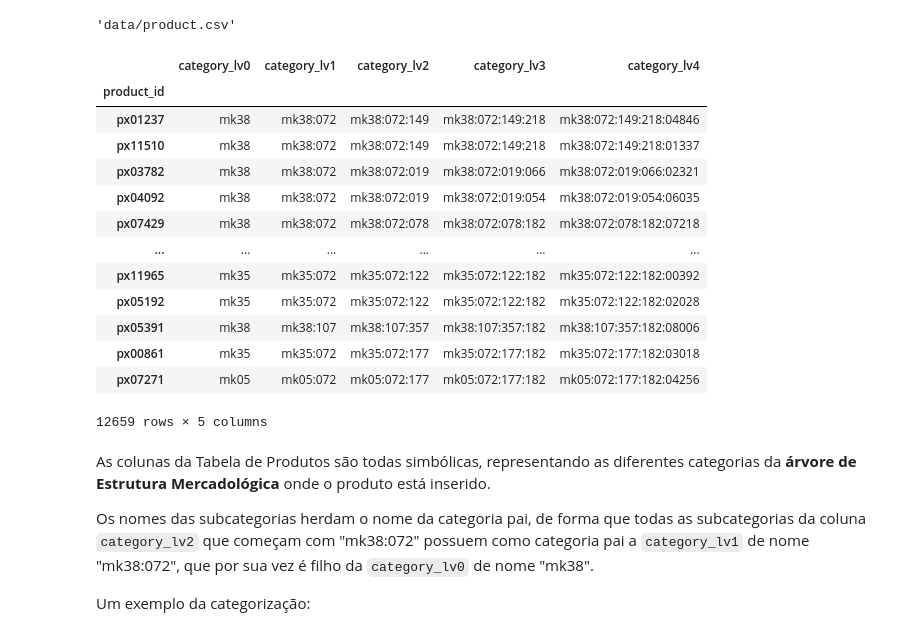
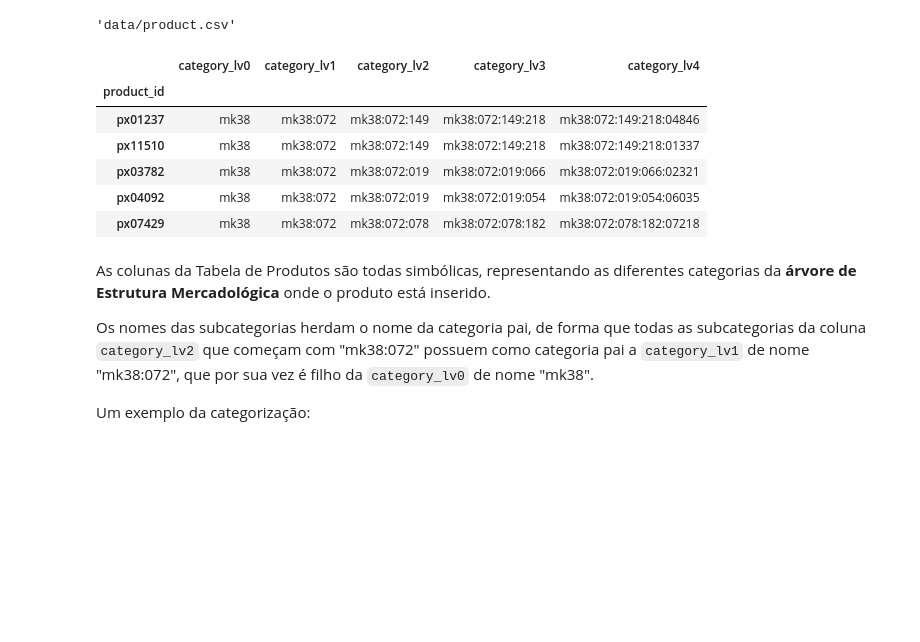
Before and after one commit to casjunior93/Desafio-Tera---Ensemble, a Jupyter notebook: Desafio_Assinado_Luizalabs_Ensembles.ipynb, the cells around one changed output. Saved outputs shown, nothing was run; the diff lists cells and outputs as text; code cells hidden in the pictures; blank space fills up the shorter version.

```diff
--- a/Desafio_Assinado_Luizalabs_Ensembles.ipynb
+++ b/Desafio_Assinado_Luizalabs_Ensembles.ipynb
@@ -245,26 +226,19 @@ To: /content/data/product.csv
 # %%
 product = pd.read_csv(
     FILE_INFO[key]['output'],
     index_col=0,
     sep=',',
     encoding='utf-8'
 )
-product
+product.head()
 # %% [output]
 |  | category_lv0 | category_lv1 | category_lv2 | category_lv3 | category_lv4 |
 | product_id |  |  |  |  |  |
 | px01237 | mk38 | mk38:072 | mk38:072:149 | mk38:072:149:218 | mk38:072:149:218:04846 |
 | px11510 | mk38 | mk38:072 | mk38:072:149 | mk38:072:149:218 | mk38:072:149:218:01337 |
 | px03782 | mk38 | mk38:072 | mk38:072:019 | mk38:072:019:066 | mk38:072:019:066:02321 |
 | px04092 | mk38 | mk38:072 | mk38:072:019 | mk38:072:019:054 | mk38:072:019:054:06035 |
 | px07429 | mk38 | mk38:072 | mk38:072:078 | mk38:072:078:182 | mk38:072:078:182:07218 |
-| ... | ... | ... | ... | ... | ... |
-| px11965 | mk35 | mk35:072 | mk35:072:122 | mk35:072:122:182 | mk35:072:122:182:00392 |
-| px05192 | mk35 | mk35:072 | mk35:072:122 | mk35:072:122:182 | mk35:072:122:182:02028 |
-| px05391 | mk38 | mk38:107 | mk38:107:357 | mk38:107:357:182 | mk38:107:357:182:08006 |
-| px00861 | mk35 | mk35:072 | mk35:072:177 | mk35:072:177:182 | mk35:072:177:182:03018 |
-| px07271 | mk05 | mk05:072 | mk05:072:177 | mk05:072:177:182 | mk05:072:177:182:04256 |
-12659 rows × 5 columns
 # %% [markdown]
 As colunas da Tabela de Produtos são todas simbólicas, representando as diferentes categorias da **árvore de Estrutura Mercadológica** onde o produto está inserido.
 
```
Also changed, not shown: parts of 15 cells of this notebook.
